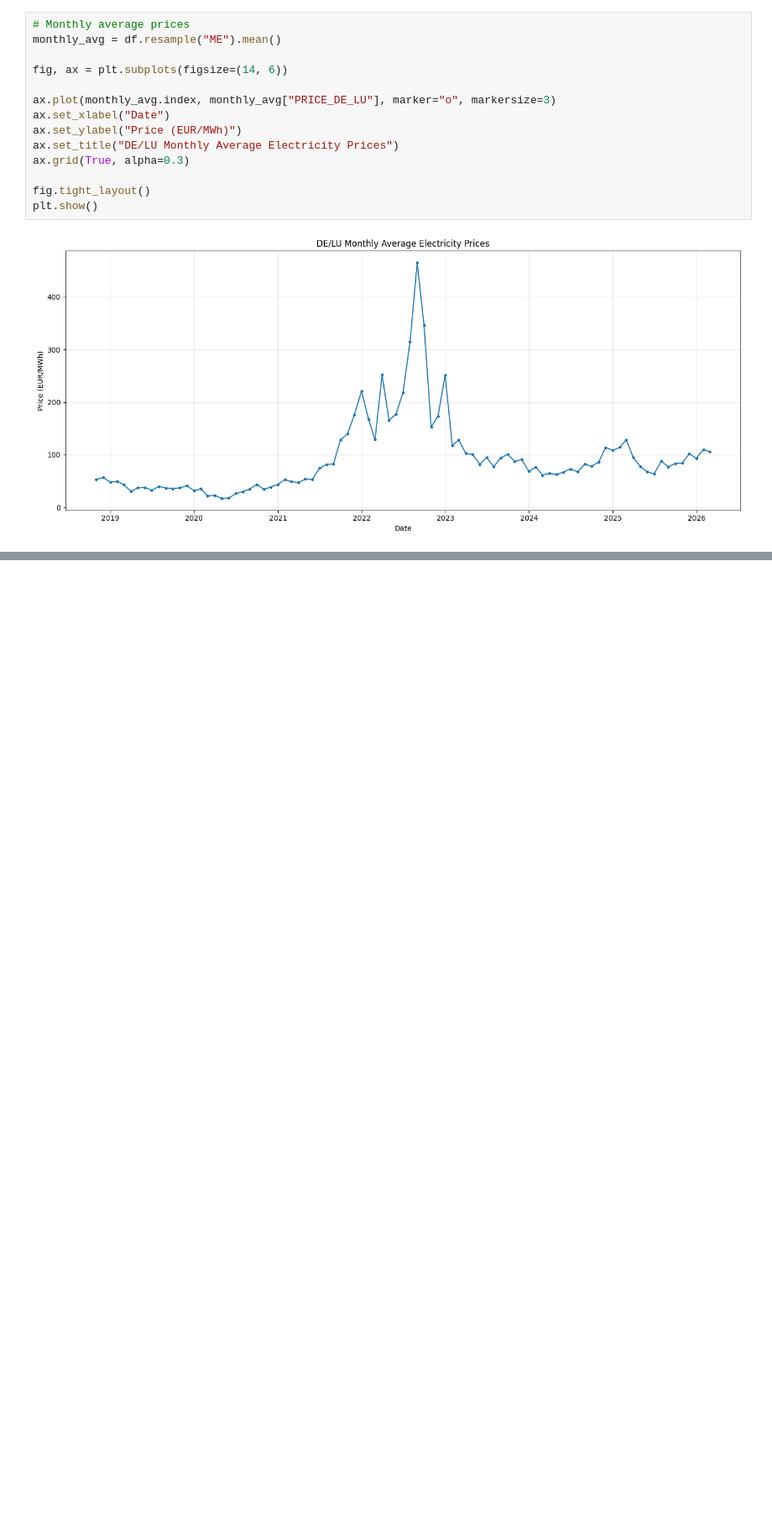
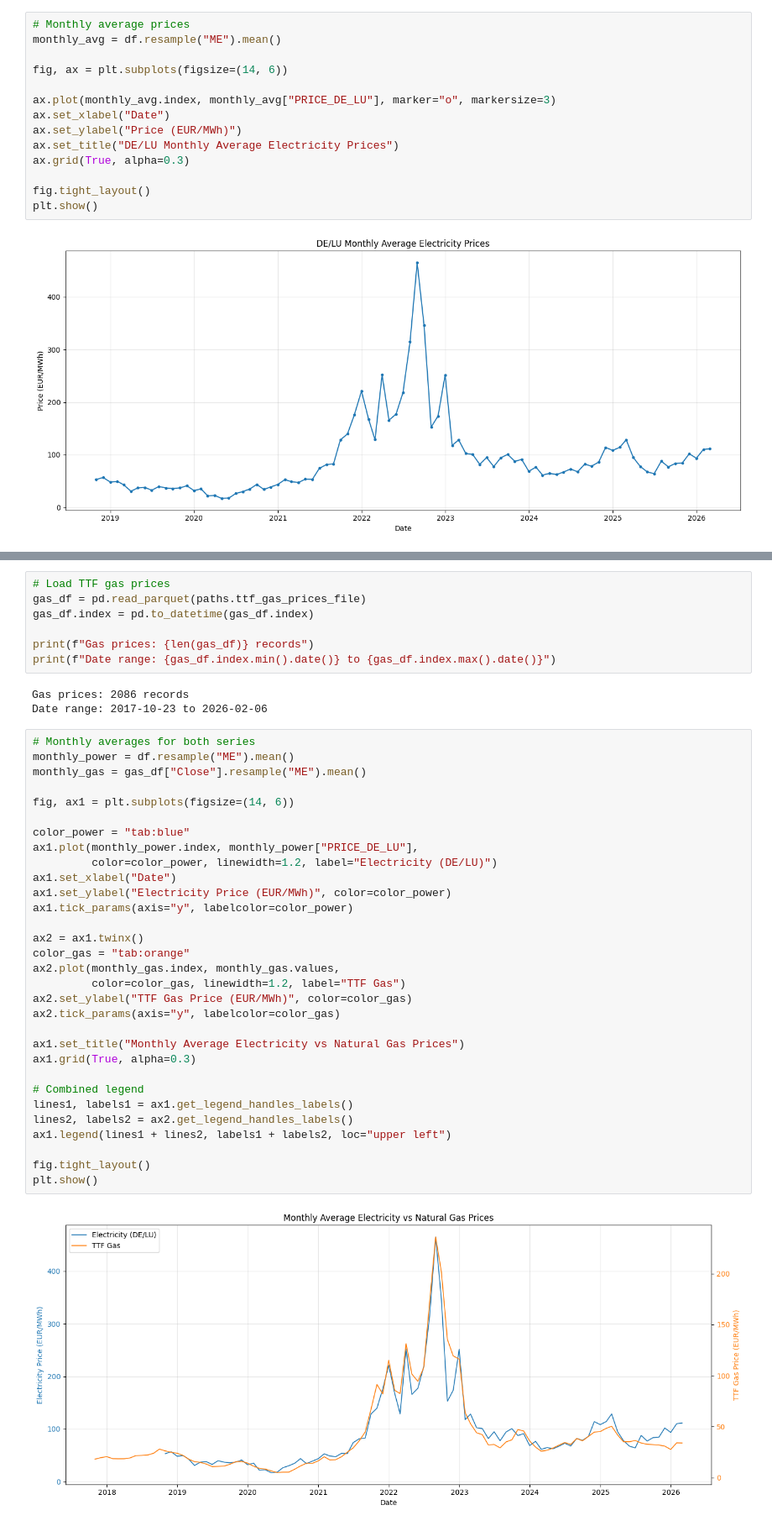
Before and after one commit to cgroll/world-of-energy, a Jupyter notebook: book/notebooks/03_smard_DE_prices.ipynb, the cells around one changed output, grey strips where cells are left out. Shown at 84% size. Cells and saved outputs as stored; diff of their text form; blank space fills up the shorter version.

```diff
--- a/book/notebooks/03_smard_DE_prices.ipynb
+++ b/book/notebooks/03_smard_DE_prices.ipynb
@@ -175,0 +277,43 @@ plt.show()
+# %%
+# Load TTF gas prices
+gas_df = pd.read_parquet(paths.ttf_gas_prices_file)
+gas_df.index = pd.to_datetime(gas_df.index)
+
+print(f"Gas prices: {len(gas_df)} records")
+print(f"Date range: {gas_df.index.min().date()} to {gas_df.index.max().date()}")
+# %% [output]
+Gas prices: 2086 records
+Date range: 2017-10-23 to 2026-02-06
+# %%
+# Monthly averages for both series
+monthly_power = df.resample("ME").mean()
+monthly_gas = gas_df["Close"].resample("ME").mean()
+
+fig, ax1 = plt.subplots(figsize=(14, 6))
+
+color_power = "tab:blue"
+ax1.plot(monthly_power.index, monthly_power["PRICE_DE_LU"],
+         color=color_power, linewidth=1.2, label="Electricity (DE/LU)")
+ax1.set_xlabel("Date")
+ax1.set_ylabel("Electricity Price (EUR/MWh)", color=color_power)
+ax1.tick_params(axis="y", labelcolor=color_power)
+
+ax2 = ax1.twinx()
+color_gas = "tab:orange"
+ax2.plot(monthly_gas.index, monthly_gas.values,
+         color=color_gas, linewidth=1.2, label="TTF Gas")
+ax2.set_ylabel("TTF Gas Price (EUR/MWh)", color=color_gas)
+ax2.tick_params(axis="y", labelcolor=color_gas)
+
+ax1.set_title("Monthly Average Electricity vs Natural Gas Prices")
+ax1.grid(True, alpha=0.3)
+
+# Combined legend
+lines1, labels1 = ax1.get_legend_handles_labels()
+lines2, labels2 = ax2.get_legend_handles_labels()
+ax1.legend(lines1 + lines2, labels1 + labels2, loc="upper left")
+
+fig.tight_layout()
+plt.show()
+# %% [output]
+[figure, added]
```
Also changed, not shown: parts of 18 cells of this notebook, 3 other files.
